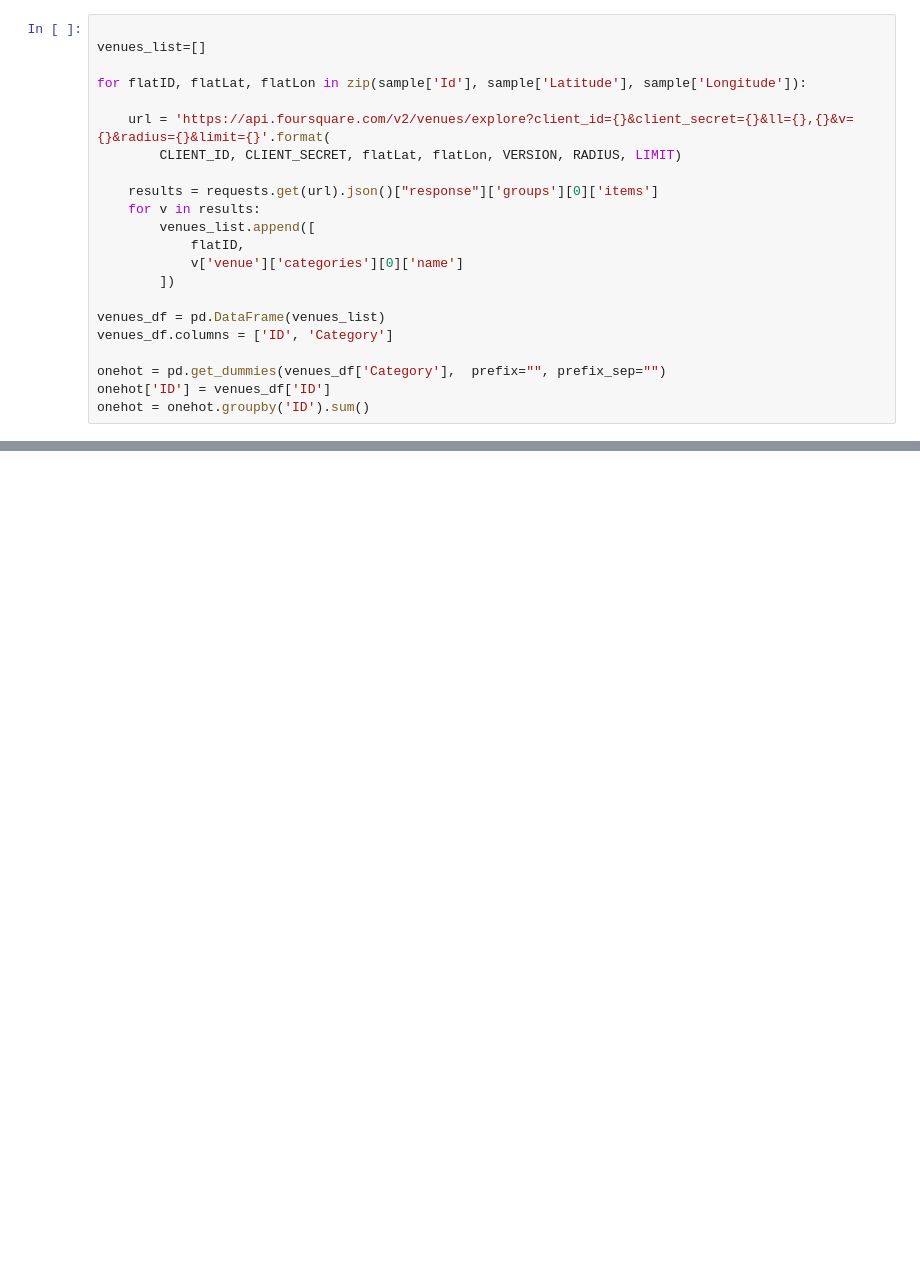
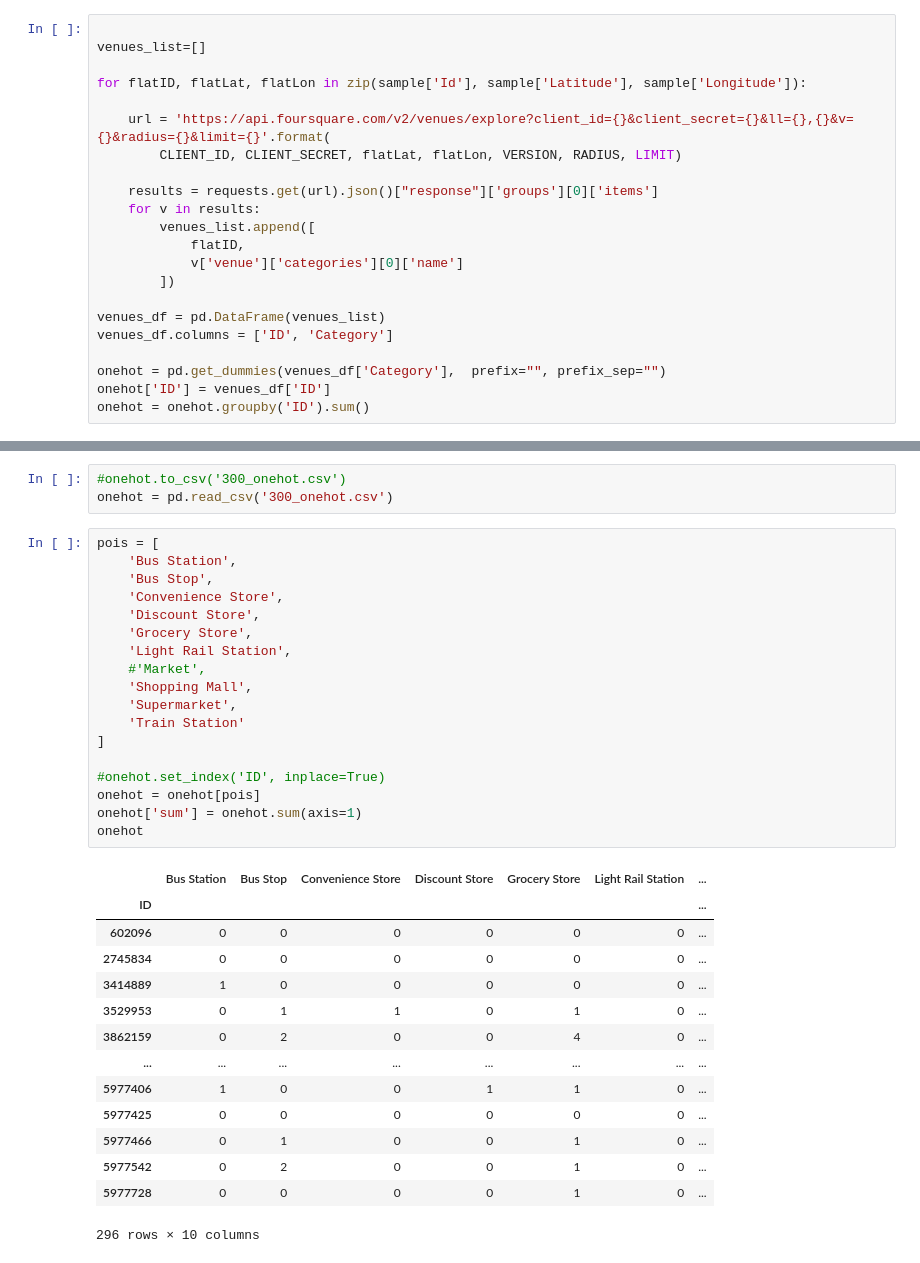
Before and after one commit to kesslmar/Coursera_Capstone, a Jupyter notebook: Battle_of_Neighbors_Capstone.ipynb, the cells around one changed output, grey strips where cells are left out. Saved outputs shown, nothing was run; the diff lists cells and outputs as text; blank space fills up the shorter version.

```diff
--- a/Battle_of_Neighbors_Capstone.ipynb
+++ b/Battle_of_Neighbors_Capstone.ipynb
@@ -209,0 +152,36 @@ onehot
+# %%
+#onehot.to_csv('300_onehot.csv')
+onehot = pd.read_csv('300_onehot.csv')
+# %%
+pois = [
+    'Bus Station',
+    'Bus Stop',
+    'Convenience Store',
+    'Discount Store',
+    'Grocery Store',
+    'Light Rail Station',
+    #'Market',
+    'Shopping Mall',
+    'Supermarket',
+    'Train Station'
+]
+
+#onehot.set_index('ID', inplace=True)
+onehot = onehot[pois]
+onehot['sum'] = onehot.sum(axis=1)
+onehot
+# %% [output]
+|  | Bus Station | Bus Stop | Convenience Store | Discount Store | Grocery Store | Light Rail Station | ... |
+| ID |  |  |  |  |  |  | ... |
+| 602096 | 0 | 0 | 0 | 0 | 0 | 0 | ... |
+| 2745834 | 0 | 0 | 0 | 0 | 0 | 0 | ... |
+| 3414889 | 1 | 0 | 0 | 0 | 0 | 0 | ... |
+| 3529953 | 0 | 1 | 1 | 0 | 1 | 0 | ... |
+| 3862159 | 0 | 2 | 0 | 0 | 4 | 0 | ... |
+| ... | ... | ... | ... | ... | ... | ... | ... |
+| 5977406 | 1 | 0 | 0 | 1 | 1 | 0 | ... |
+| 5977425 | 0 | 0 | 0 | 0 | 0 | 0 | ... |
+| 5977466 | 0 | 1 | 0 | 0 | 1 | 0 | ... |
+| 5977542 | 0 | 2 | 0 | 0 | 1 | 0 | ... |
+| 5977728 | 0 | 0 | 0 | 0 | 1 | 0 | ... |
+296 rows × 10 columns
```
Also changed, not shown: parts of 13 cells of this notebook, 12 other files.
